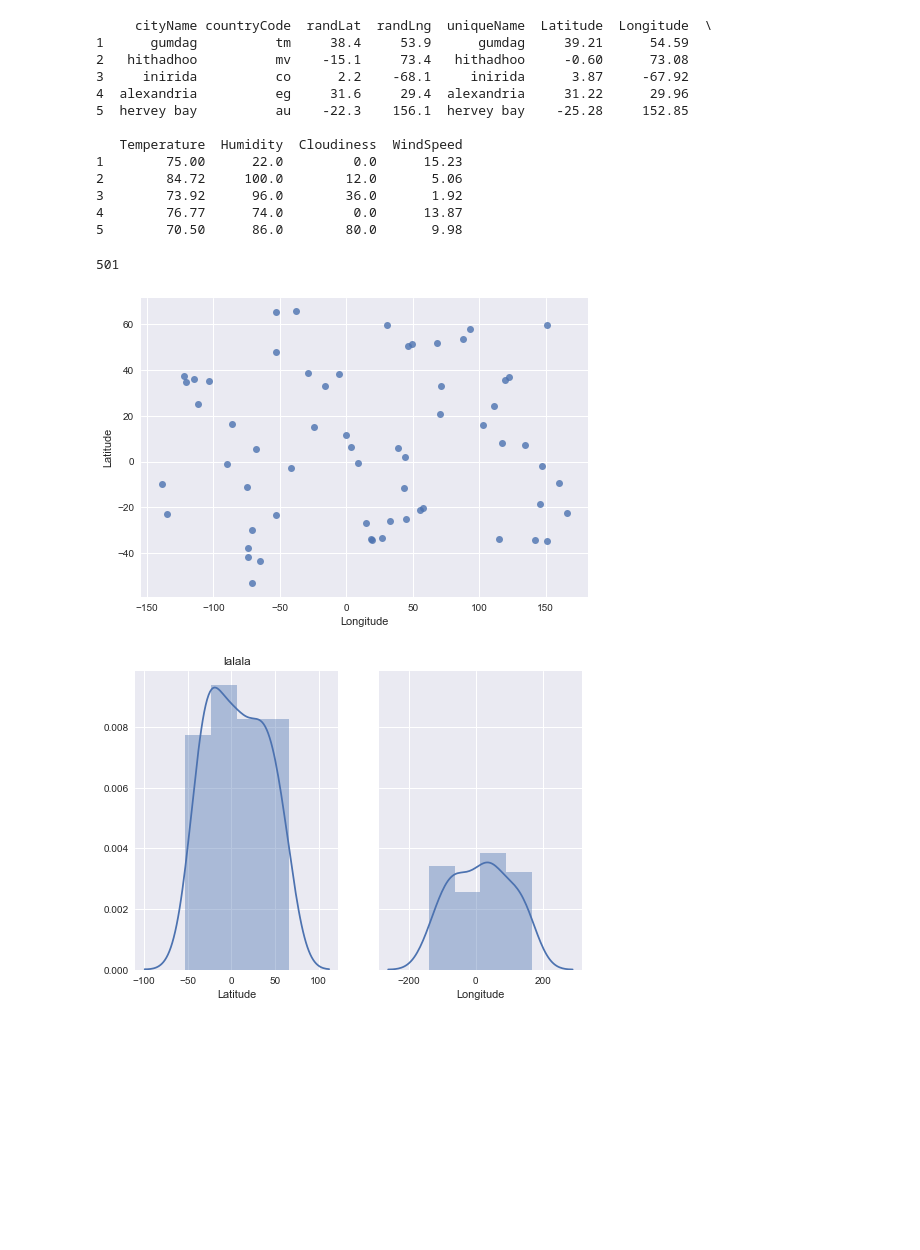
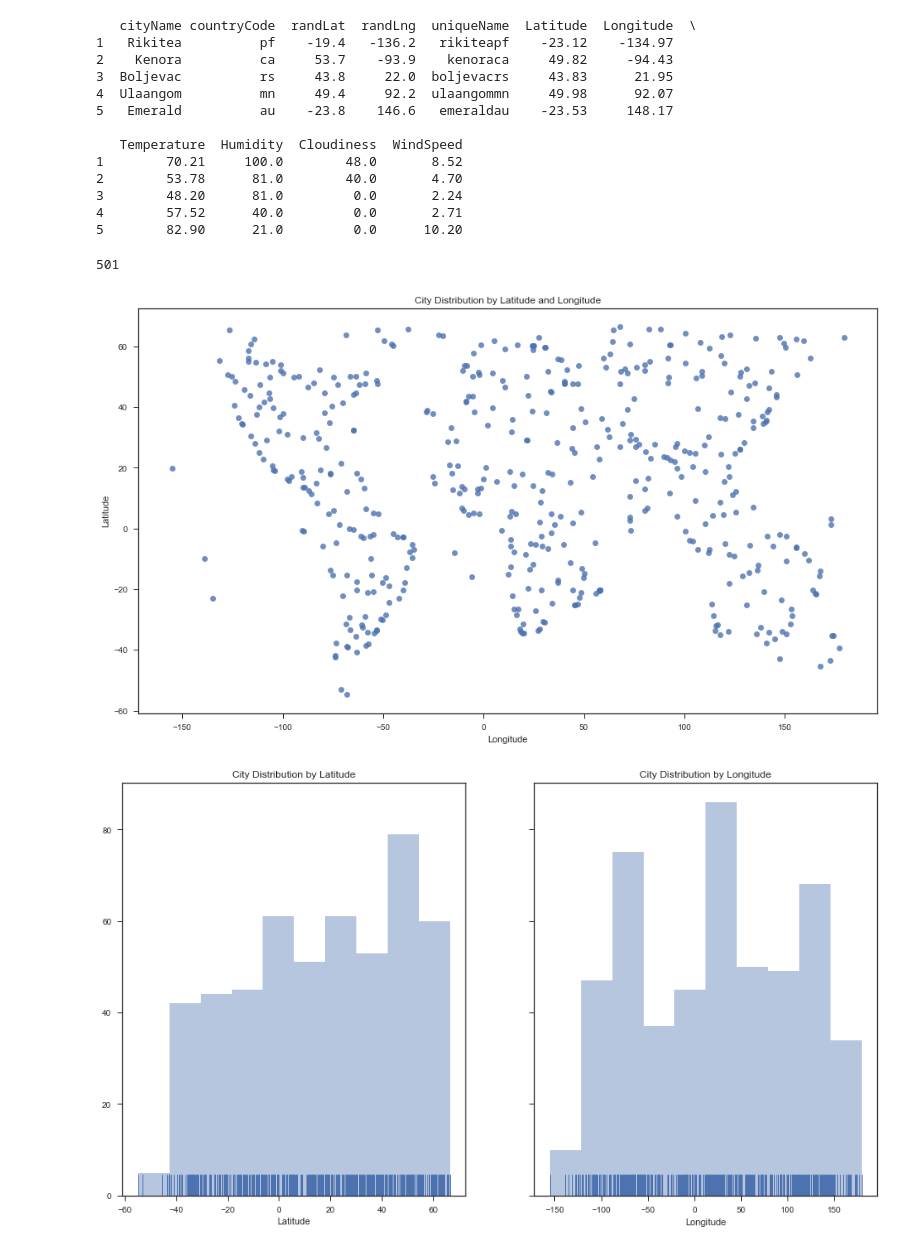
Before and after one commit to Jkremr/Temp-lat-lng-analysis, a Jupyter notebook: weather_analysis.ipynb, the cells around one changed output. Drawn from its saved outputs; the diff is of its cells as text; code cells hidden in the pictures; blank space fills up the shorter version.

Commit message:
Updating plot sizes to make more readable.

```diff
--- a/weather_analysis.ipynb
+++ b/weather_analysis.ipynb
@@ -39,7 +47,6 @@ latVals = np.arange(latDim['min'], latDim['max'], 0.1)
 lngVals = np.arange(lngDim['min'], lngDim['max'], 0.1)
 # %%
 # Create an empty data frame that will contain details of our randomly selected cities.
-cities = ''
 colNames = ('cityName', 'countryCode', 'randLat', 'randLng', 'uniqueName', 'Latitude', 'Longitude','Temperature',
             'Humidity','Cloudiness','WindSpeed')
 cities = pd.DataFrame(columns = colNames)
@@ -48,7 +55,7 @@ cities = pd.DataFrame(columns = colNames)
 # data via API call.
 
 # Set the sample size (this will return exactly as many records as the sample size).
-sampleSize = 60
+sampleSize = 500
 
 baseUrl = 'http://api.openweathermap.org/data/2.5/weather?q='
 units = 'imperial'
@@ -124,19 +110,19 @@ cities
 # %%
 print(cities.head())
 # %% [output]
-     cityName countryCode  randLat  randLng  uniqueName  Latitude  Longitude  \
-1      gumdag          tm     38.4     53.9      gumdag     39.21      54.59
-2   hithadhoo          mv    -15.1     73.4   hithadhoo     -0.60      73.08
-3     inirida          co      2.2    -68.1     inirida      3.87     -67.92
-4  alexandria          eg     31.6     29.4  alexandria     31.22      29.96
-5  hervey bay          au    -22.3    156.1  hervey bay    -25.28     152.85
+   cityName countryCode  randLat  randLng  uniqueName  Latitude  Longitude  \
+1   Rikitea          pf    -19.4   -136.2   rikiteapf    -23.12    -134.97
+2    Kenora          ca     53.7    -93.9    kenoraca     49.82     -94.43
+3  Boljevac          rs     43.8     22.0  boljevacrs     43.83      21.95
+4  Ulaangom          mn     49.4     92.2  ulaangommn     49.98      92.07
+5   Emerald          au    -23.8    146.6   emeraldau    -23.53     148.17
 
    Temperature  Humidity  Cloudiness  WindSpeed
-1        75.00      22.0         0.0      15.23
-2        84.72     100.0        12.0       5.06
-3        73.92      96.0        36.0       1.92
-4        76.77      74.0         0.0      13.87
-5        70.50      86.0        80.0       9.98
+1        70.21     100.0        48.0       8.52
+2        53.78      81.0        40.0       4.70
+3        48.20      81.0         0.0       2.24
+4        57.52      40.0         0.0       2.71
+5        82.90      21.0         0.0      10.20
 # %%
 # The total sample size.
 len(cities)
@@ -145,19 +131,21 @@ len(cities)
 # %%
 # This is a simple plot of latitude and longitude: it confirms that the sample is sufficiently random across
 # the "map" of the world that it shows.
-
-p = sns.regplot(x="Longitude", y="Latitude", data=cities, fit_reg=False)
+sns.set_style('ticks')
+fig, ax = plt.subplots()
+fig.set_size_inches(16, 9)
+p = sns.regplot(x="Longitude", y="Latitude", data=cities, fit_reg=False).set_title('City Distribution by Latitude and Longitude')
 plt.show()
 # %% [output]
-[figure, old version]
+[figure, new version]
 # %%
 # Show the distribution of cities by latitude and longitude
+sns.set_style('ticks')
 fig, axs = plt.subplots(nrows=1, ncols=2, sharey=True)
-
-sns.distplot(cities['Latitude'],  ax=axs[0]).set_title('lalala')
-sns.distplot(cities['Longitude'],  ax=axs[1])
-# a.suptitle('THIS IS A TITLE, YOU BET') # can also get the figure from plt.gcf()
+fig.set_size_inches(16, 9)
+sns.distplot(cities['Latitude'], bins=10, kde=False, rug=True, ax=axs[0]).set_title('City Distribution by Latitude')
+sns.distplot(cities['Longitude'], bins=10, kde=False, rug=True, ax=axs[1]).set_title('City Distribution by Longitude')
 plt.gcf()
 # %% [output]
-[figure, old version]
+[figure, new version]
 # %%
```
Also changed, not shown: parts of 7 cells of this notebook.
